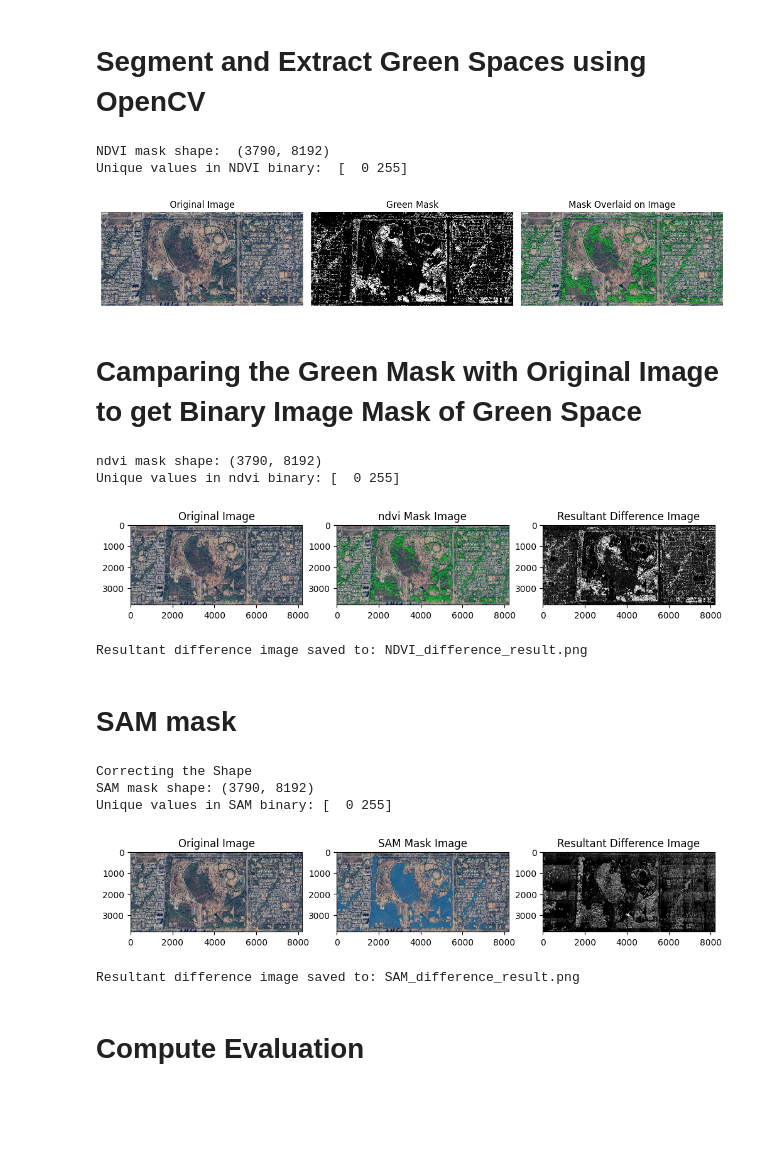
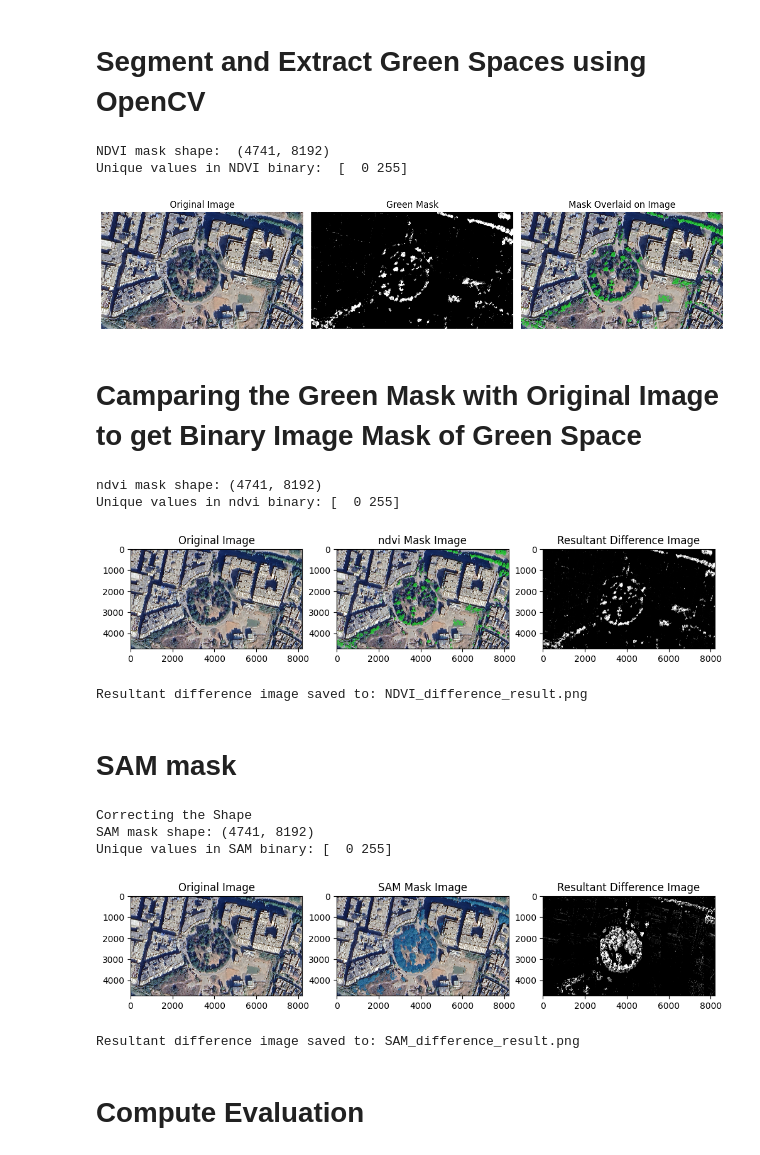
Before and after one commit to Faareh-Ahmed/Segment-Green-Spaces, a Jupyter notebook: Evaluation_Metrics.ipynb, the cells around one changed output. Cells and saved outputs as stored; diff of their text form; code cells hidden in the pictures; blank space fills up the shorter version.

```diff
--- a/Evaluation_Metrics.ipynb
+++ b/Evaluation_Metrics.ipynb
@@ -304,12 +304,12 @@ def plot_confusion_matrix(y_pred, y_true):
     plt.show()
 
 # Paths to images
-ndvi_path = "/content/sample_data/1213.jpg"
+ndvi_path = "/content/sample_data/1216.jpg"
 ndvi_image, green_color_image = extract_green_region(
     ndvi_path,
     # Define initial HSV bounds for green regions
     lower_hsv = (30, 30, 50),  # Darker green
-    upper_hsv = (103, 255, 255)  # Lighter green
+    upper_hsv = (100, 255, 255)  # Lighter green
 )
 
 print("NDVI mask shape: ", ndvi_image.shape)
@@ -320,39 +320,38 @@ print("Unique values in NDVI binary: ", np.unique(ndvi_image))
 overlay_image = overlay_mask_on_image(green_color_image, ndvi_image, color=(0, 255, 0), alpha=0.5)
 
 # Save or visualize the mask if needed
-Image.fromarray(green_color_image).save("original_image.jpg")
 Image.fromarray(ndvi_image).save("green_mask.jpg")
 Image.fromarray(overlay_image).save("mask_overlay.jpg")
 
 
 
 
 # Visualize images and differences
 plt.figure(figsize=(12, 6))
 
 plt.subplot(1, 3, 1)
 plt.imshow(green_color_image)
 plt.title("Original Image")
 plt.axis("off")
 
 # Masked Image
 plt.subplot(1, 3, 2)
 plt.imshow(ndvi_image, cmap="gray")
 plt.title("Green Mask")
 plt.axis("off")
 
 # Overlayed Image
 plt.subplot(1, 3, 3)
 plt.imshow(overlay_image)
 plt.title("Mask Overlaid on Image")
 plt.axis("off")
 
 plt.tight_layout()
 plt.show()
 # %% [output]
-NDVI mask shape:  (3790, 8192)
+NDVI mask shape:  (4741, 8192)
 Unique values in NDVI binary:  [  0 255]
-[figure, old version]
+[figure, new version]
 # %% [markdown]
 # Camparing the Green Mask with Original Image to get Binary Image Mask of Green Space
 # %%
@@ -361,7 +360,7 @@ from PIL import Image
 import matplotlib.pyplot as plt
 
 # Load images
-original_image_path = '/content/sample_data/1213.jpg'  # Path to raw image
+original_image_path = '/content/sample_data/1216.jpg'  # Path to raw image
 ndvi_mask_image_path = '/content/mask_overlay.jpg'  # Path to SAM mask image
 
 # Load the images using PIL
@@ -389,7 +388,7 @@ if original_gray_array.shape != ndvi_mask_gray_array.shape:
 difference_image = np.abs(original_gray_array.astype(np.int16) - ndvi_mask_gray_array.astype(np.int16))
 
 # Threshold the difference to emphasize the extracted mask (e.g., a simple threshold of 50)
-threshold = 10
+threshold = 5
 ndvi_mask_difference = (difference_image > threshold).astype(np.uint8) * 255  # Convert to black and white
 
 print("ndvi mask shape:", ndvi_mask_difference.shape)
@@ -421,9 +420,9 @@ plt.show()
 
 print(f"Resultant difference image saved to: {result_image_path}")
 # %% [output]
-ndvi mask shape: (3790, 8192)
+ndvi mask shape: (4741, 8192)
 Unique values in ndvi binary: [  0 255]
-[figure, old version]
+[figure, new version]
 Resultant difference image saved to: NDVI_difference_result.png
 # %% [markdown]
 # SAM mask
@@ -433,8 +432,8 @@ from PIL import Image
 import matplotlib.pyplot as plt
 
 # Load images
-original_image_path = '/content/sample_data/1213.jpg'  # Path to raw image
-sam_mask_image_path = '/content/sample_data/1213_Mask_hiera-base-plus.png'  # Path to SAM mask image
+original_image_path = '/content/sample_data/1216.jpg'  # Path to raw image
+sam_mask_image_path = '/content/sample_data/1216_Mask_heira_base_plus.png'  # Path to SAM mask image
 
 # Load the images using PIL
 original_image = Image.open(original_image_path).convert("RGB")  # Convert to RGB
@@ -461,7 +460,7 @@ if original_gray_array.shape != sam_mask_gray_array.shape:
 difference_image = np.abs(original_gray_array.astype(np.int16) - sam_mask_gray_array.astype(np.int16))
 
 # Threshold the difference to emphasize the extracted mask (e.g., a simple threshold of 50)
-threshold = 30
+threshold = 20
 SAM_mask_difference = (difference_image > threshold).astype(np.uint8) * 255  # Convert to black and white
 
 print("SAM mask shape:", SAM_mask_difference.shape)
@@ -494,9 +493,9 @@ plt.show()
 print(f"Resultant difference image saved to: {result_image_path}")
 # %% [output]
 Correcting the Shape
-SAM mask shape: (3790, 8192)
+SAM mask shape: (4741, 8192)
 Unique values in SAM binary: [  0 255]
-[figure, old version]
+[figure, new version]
 Resultant difference image saved to: SAM_difference_result.png
 # %% [markdown]
 # Compute Evaluation
```
Also changed, not shown: parts of 1 cell of this notebook.
